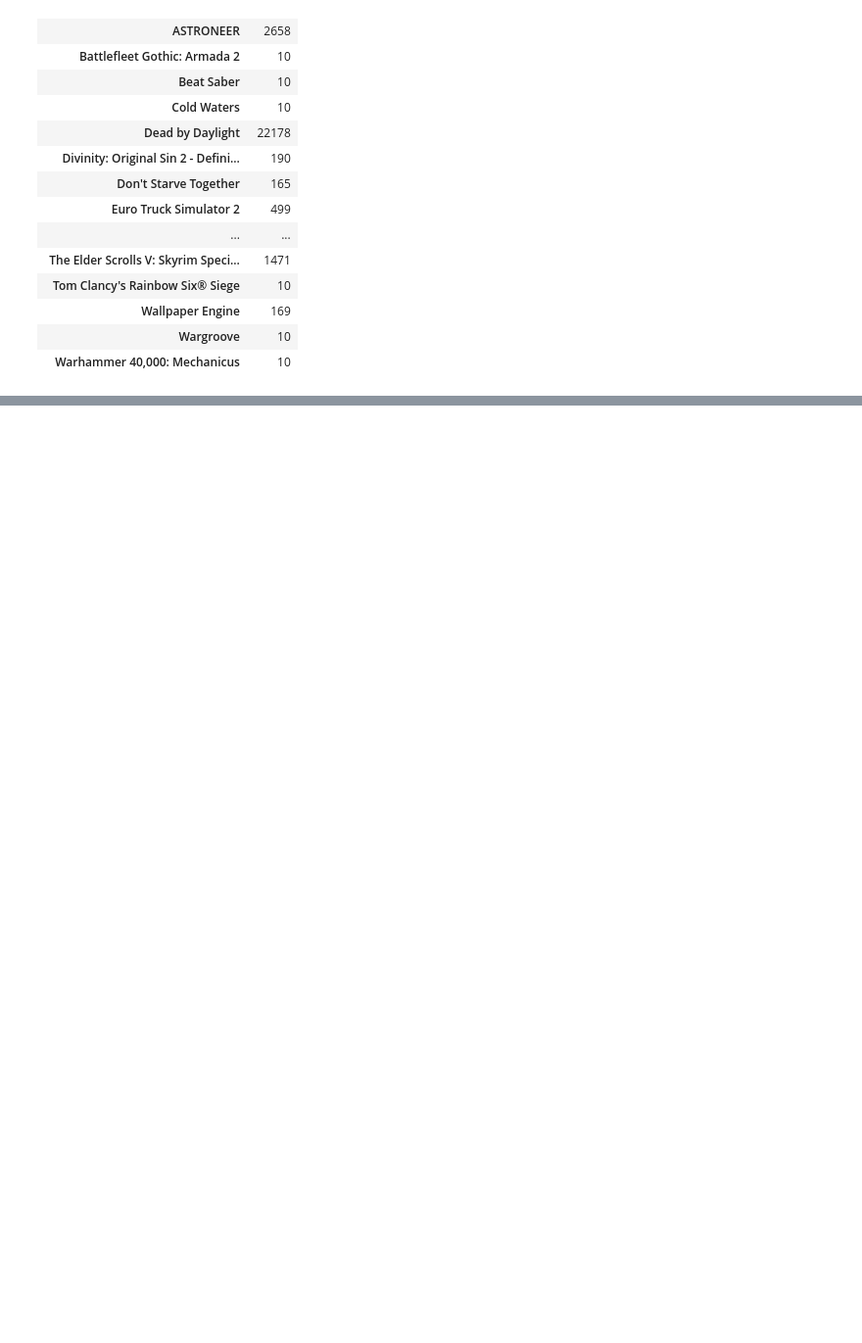
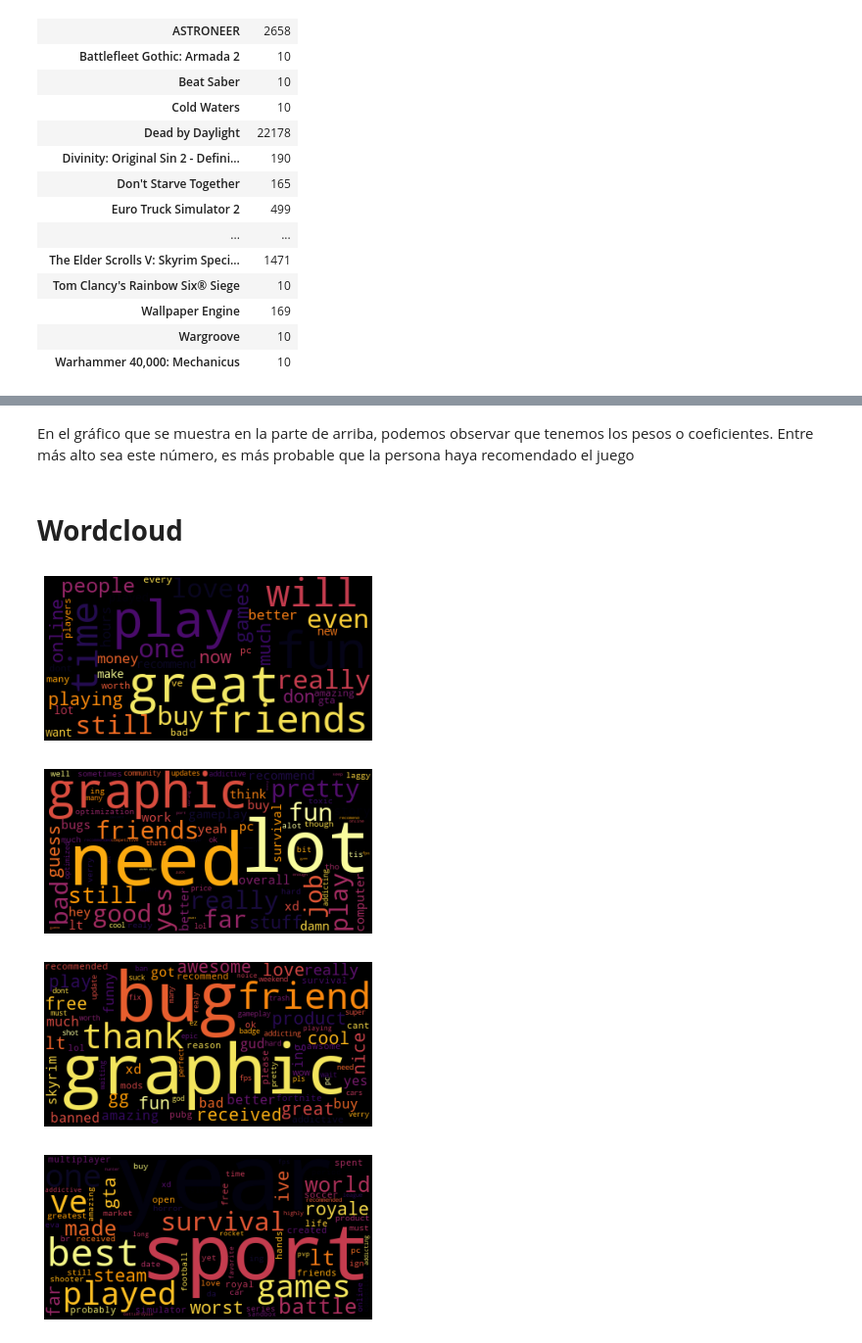
Before and after one commit to ByronTraconis/Working, a Jupyter notebook: Steam_Reviews_Dataset.ipynb, the cells around one changed output, grey strips where cells are left out. Shown at 98% size. Saved outputs shown, nothing was run; the diff lists cells and outputs as text; code cells hidden in the pictures; blank space fills up the shorter version.

```diff
--- a/Steam_Reviews_Dataset.ipynb
+++ b/Steam_Reviews_Dataset.ipynb
@@ -402,0 +336,6 @@ plt.show()
+# %%
+#Vamos a preparar los datos para la construcción de un modelo con la librería de sklearn
+
+clean_data = steam_data.dropna()
+# %%
+train = clean_data
@@ -402,0 +427,48 @@ plt.show()
+# %% [markdown]
+En el gráfico que se muestra en la parte de arriba, podemos observar que tenemos los pesos o coeficientes. Entre más alto sea este número, es más probable que la persona haya recomendado el juego
+# %% [markdown]
+# **Wordcloud**
+# %%
+#Procederemos a realizar la nube de palabras, esto con el objetivo de poder observar las palabras más repetidas cpn respecto a las reseñas positivas y negativas
+
+#Realizamos una función para poder
+def print_top_words(model, feature_names, n_top_words, colormap='viridis'):
+    for topic_idx, topic in enumerate(model.components_):
+
+
+        message = " ".join([feature_names[i]
+                             for i in topic.argsort()[:-n_top_words - 1:-1]])
+
+
+
+        generate_wordcloud(message, colormap)
+    print()
+
+#Función por defecto que generará la nube de puntos
+def generate_wordcloud(text, colormap='viridis'):
+    wordcloud = WordCloud(
+                          relative_scaling = 1.0,
+                          colormap = colormap
+                          ).generate(text)
+    plt.imshow(wordcloud)
+    plt.axis("off")
+    plt.show()
+# %%
+# Zoo of tested vectorizers:
+tfidf_vect = TfidfVectorizer(max_df=.50)
+
+# Se extraen los tópicos de dataset
+X_train_topical = tfidf_vect.fit_transform(X_train)
+
+nmf = NMF(n_components=4, random_state=42, alpha=.1, l1_ratio=.5)
+
+document_topics_nmf = nmf.fit_transform(X_train_topical)
+# %%
+#Se obtiene el contenido y se muestra, en este caso, se realizó un wordcloud de las palabras negativas
+tfidf_vect_feature_names = tfidf_vect.get_feature_names()
+print_top_words(nmf, tfidf_vect_feature_names, 100, colormap='inferno')
+# %% [output]
+[figure, added]
+[figure, added]
+[figure, added]
+[figure, added]
```
Also changed, not shown: parts of 56 cells of this notebook.
